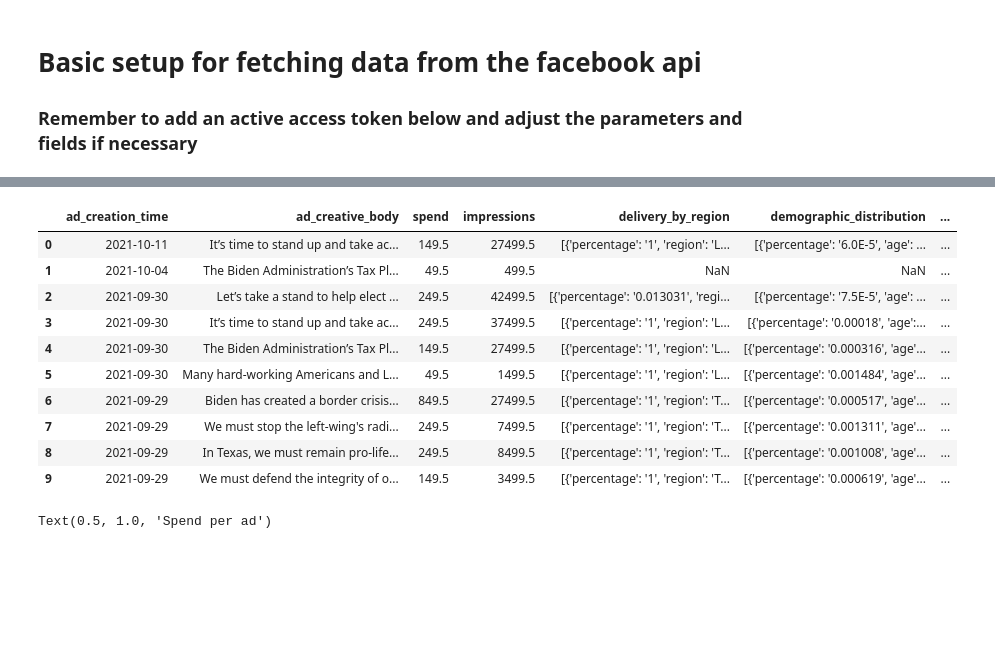
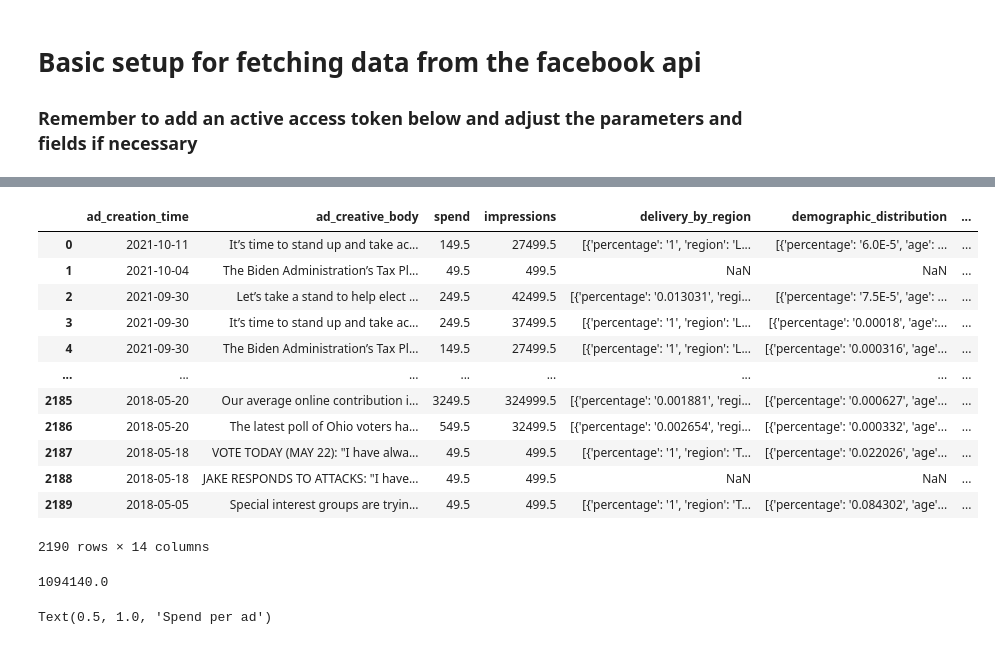
Before and after one commit to lrnz-asnprs/political-ad-api, a Jupyter notebook: notebooks/laurenz_notebook.ipynb, the cells around one changed output, grey strips where cells are left out. Drawn from its saved outputs; the diff is of its cells as text; code cells hidden in the pictures; blank space fills up the shorter version.

```diff
--- a/notebooks/laurenz_notebook.ipynb
+++ b/notebooks/laurenz_notebook.ipynb
@@ -300,17 +261,16 @@ by_page
-# %%
-# all ads by top 10 politicians
-top_10 = by_page[:10]
-ads_top_10 = data[data.page_name.isin(top_10["page_name"])]
-ads_top_10.head(10)
-# %% [output]
-|  | ad_creation_time | ad_creative_body | spend | impressions | delivery_by_region | demographic_distribution | ... |
-| 0 | 2021-10-11 | It’s time to stand up and take ac... | 149.5 | 27499.5 | [{'percentage': '1', 'region': 'L... | [{'percentage': '6.0E-5', 'age': ... | ... |
-| 1 | 2021-10-04 | The Biden Administration’s Tax Pl... | 49.5 | 499.5 | NaN | NaN | ... |
-| 2 | 2021-09-30 | Let’s take a stand to help elect ... | 249.5 | 42499.5 | [{'percentage': '0.013031', 'regi... | [{'percentage': '7.5E-5', 'age': ... | ... |
-| 3 | 2021-09-30 | It’s time to stand up and take ac... | 249.5 | 37499.5 | [{'percentage': '1', 'region': 'L... | [{'percentage': '0.00018', 'age':... | ... |
-| 4 | 2021-09-30 | The Biden Administration’s Tax Pl... | 149.5 | 27499.5 | [{'percentage': '1', 'region': 'L... | [{'percentage': '0.000316', 'age'... | ... |
-| 5 | 2021-09-30 | Many hard-working Americans and L... | 49.5 | 1499.5 | [{'percentage': '1', 'region': 'L... | [{'percentage': '0.001484', 'age'... | ... |
-| 6 | 2021-09-29 | Biden has created a border crisis... | 849.5 | 27499.5 | [{'percentage': '1', 'region': 'T... | [{'percentage': '0.000517', 'age'... | ... |
-| 7 | 2021-09-29 | We must stop the left-wing's radi... | 249.5 | 7499.5 | [{'percentage': '1', 'region': 'T... | [{'percentage': '0.001311', 'age'... | ... |
-| 8 | 2021-09-29 | In Texas, we must remain pro-life... | 249.5 | 8499.5 | [{'percentage': '1', 'region': 'T... | [{'percentage': '0.001008', 'age'... | ... |
-| 9 | 2021-09-29 | We must defend the integrity of o... | 149.5 | 3499.5 | [{'percentage': '1', 'region': 'T... | [{'percentage': '0.000619', 'age'... | ... |
+# %%
+data
+# %% [output]
+|  | ad_creation_time | ad_creative_body | spend | impressions | delivery_by_region | demographic_distribution | ... |
+| 0 | 2021-10-11 | It’s time to stand up and take ac... | 149.5 | 27499.5 | [{'percentage': '1', 'region': 'L... | [{'percentage': '6.0E-5', 'age': ... | ... |
+| 1 | 2021-10-04 | The Biden Administration’s Tax Pl... | 49.5 | 499.5 | NaN | NaN | ... |
+| 2 | 2021-09-30 | Let’s take a stand to help elect ... | 249.5 | 42499.5 | [{'percentage': '0.013031', 'regi... | [{'percentage': '7.5E-5', 'age': ... | ... |
+| 3 | 2021-09-30 | It’s time to stand up and take ac... | 249.5 | 37499.5 | [{'percentage': '1', 'region': 'L... | [{'percentage': '0.00018', 'age':... | ... |
+| 4 | 2021-09-30 | The Biden Administration’s Tax Pl... | 149.5 | 27499.5 | [{'percentage': '1', 'region': 'L... | [{'percentage': '0.000316', 'age'... | ... |
+| ... | ... | ... | ... | ... | ... | ... | ... |
+| 2185 | 2018-05-20 | Our average online contribution i... | 3249.5 | 324999.5 | [{'percentage': '0.001881', 'regi... | [{'percentage': '0.000627', 'age'... | ... |
+| 2186 | 2018-05-20 | The latest poll of Ohio voters ha... | 549.5 | 32499.5 | [{'percentage': '0.002654', 'regi... | [{'percentage': '0.000332', 'age'... | ... |
+| 2187 | 2018-05-18 | VOTE TODAY (MAY 22): "I have alwa... | 49.5 | 499.5 | [{'percentage': '1', 'region': 'T... | [{'percentage': '0.022026', 'age'... | ... |
+| 2188 | 2018-05-18 | JAKE RESPONDS TO ATTACKS: "I have... | 49.5 | 499.5 | NaN | NaN | ... |
+| 2189 | 2018-05-05 | Special interest groups are tryin... | 49.5 | 499.5 | [{'percentage': '1', 'region': 'T... | [{'percentage': '0.084302', 'age'... | ... |
+2190 rows × 14 columns
@@ -317,3 +279,7 @@ ads_top_10.head(10)
+# %%
+sherrod_brown["spend"].sum()
+# %% [output]
+1094140.0
 # %%
 # Boxplot showing outliers of top 10 politicians spending per ads
 import matplotlib.pyplot as plt
```
Also changed, not shown: parts of 22 cells of this notebook, 5 other files.
